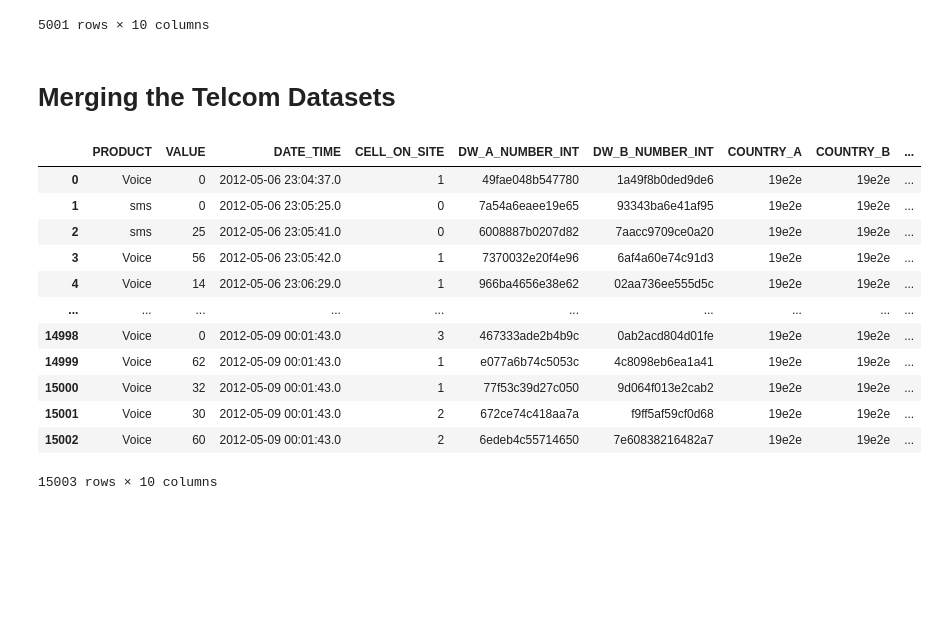
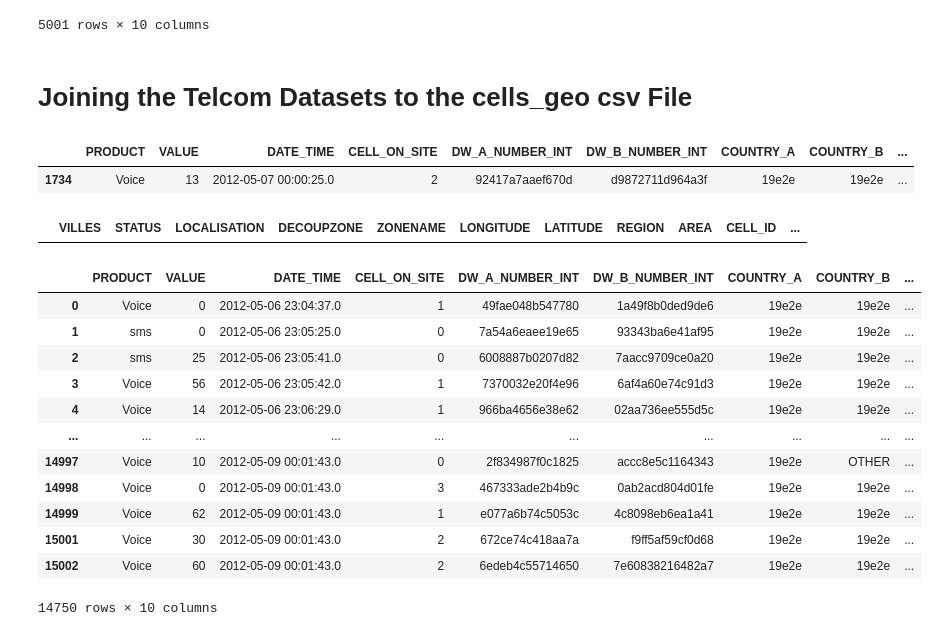
Before and after one commit to Shalyne-Waweru/Independent_Project-3, a Jupyter notebook: Moringa_Data_Science_Prep_W3_Independent_Project_2020_03_Shalyne_Waweru_Python_Notebook.ipynb, the cells around one changed output. Drawn from its saved outputs; the diff is of its cells as text; code cells hidden in the pictures; blank space fills up the shorter version.

```diff
--- a/Moringa_Data_Science_Prep_W3_Independent_Project_2020_03_Shalyne_Waweru_Python_Notebook.ipynb
+++ b/Moringa_Data_Science_Prep_W3_Independent_Project_2020_03_Shalyne_Waweru_Python_Notebook.ipynb
@@ -135,4 +137,29 @@ df_3
 | 5000 | Voice | 60 | 2012-05-09 00:01:43.0 | 2 | 6edeb4c55714650 | 7e60838216482a7 | 19e2e | 19e2e | ... |
 5001 rows × 10 columns
 # %% [markdown]
-# Merging the Telcom Datasets
+# Joining the Telcom Datasets to the cells_geo csv File
+# %%
+# Joining the TelcomDataset1 to the cells_geo.csv
+#
+df_merge1 = pd.merge(df_geo, df_1, on='CELL_ID', how = 'inner')
+df_merge1
+
+#df_merge1 = pd.concat((df_geo, df_1), axis=0, ignore_index=True, sort = False)
+#df_merge1.dropna(axis = 1, how = 'all')
+#df_merge1
+
+
+
+df_1[df_1["CELL_ID"] == '1d068e7a63' ]
+#df_merge1 = df_1[['PRODUCT', 'VALUE', 'DATE_TIME', 'CELL_ID', 'SITE_ID']].merge(df_geo[['VILLES', 'STATUS', 'LOCALISATION', 'DECOUPZONE', 'ZONENAME', 'REGION', 'AREA', 'CELL_ID', 'SITE_CODE']], on='CELL_ID', how='left')
+#df_merge1.head(50)
+# %% [output]
+|  | PRODUCT | VALUE | DATE_TIME | CELL_ON_SITE | DW_A_NUMBER_INT | DW_B_NUMBER_INT | COUNTRY_A | COUNTRY_B | ... |
+| 1734 | Voice | 13 | 2012-05-07 00:00:25.0 | 2 | 92417a7aaef670d | d9872711d964a3f | 19e2e | 19e2e | ... |
+# %%
+# Joining the TelcomDataset2 to the cells_geo.csv
+#
+df_merge2 = pd.merge(df_geo, df_2, on='CELL_ID', how = 'inner')
+df_merge2
+# %% [output]
+|  | VILLES | STATUS | LOCALISATION | DECOUPZONE | ZONENAME | LONGITUDE | LATITUDE | REGION | AREA | CELL_ID | ... |
@@ -139,19 +171,23 @@ df_3
 # %%
 # Merge the TelcomDataset1, TelcomDataset2 and TelcomDataset3 Files
 #
 df_all = pd.concat((df_1, df_2, df_3), axis=0, ignore_index=True)
 df_all
+
+df_all.duplicated()
+
+df_all.drop_duplicates()
 # %% [output]
 |  | PRODUCT | VALUE | DATE_TIME | CELL_ON_SITE | DW_A_NUMBER_INT | DW_B_NUMBER_INT | COUNTRY_A | COUNTRY_B | ... |
 | 0 | Voice | 0 | 2012-05-06 23:04:37.0 | 1 | 49fae048b547780 | 1a49f8b0ded9de6 | 19e2e | 19e2e | ... |
 | 1 | sms | 0 | 2012-05-06 23:05:25.0 | 0 | 7a54a6eaee19e65 | 93343ba6e41af95 | 19e2e | 19e2e | ... |
 | 2 | sms | 25 | 2012-05-06 23:05:41.0 | 0 | 6008887b0207d82 | 7aacc9709ce0a20 | 19e2e | 19e2e | ... |
 | 3 | Voice | 56 | 2012-05-06 23:05:42.0 | 1 | 7370032e20f4e96 | 6af4a60e74c91d3 | 19e2e | 19e2e | ... |
 | 4 | Voice | 14 | 2012-05-06 23:06:29.0 | 1 | 966ba4656e38e62 | 02aa736ee555d5c | 19e2e | 19e2e | ... |
 | ... | ... | ... | ... | ... | ... | ... | ... | ... | ... |
+| 14997 | Voice | 10 | 2012-05-09 00:01:43.0 | 0 | 2f834987f0c1825 | accc8e5c1164343 | 19e2e | OTHER | ... |
 | 14998 | Voice | 0 | 2012-05-09 00:01:43.0 | 3 | 467333ade2b4b9c | 0ab2acd804d01fe | 19e2e | 19e2e | ... |
 | 14999 | Voice | 62 | 2012-05-09 00:01:43.0 | 1 | e077a6b74c5053c | 4c8098eb6ea1a41 | 19e2e | 19e2e | ... |
-| 15000 | Voice | 32 | 2012-05-09 00:01:43.0 | 1 | 77f53c39d27c050 | 9d064f013e2cab2 | 19e2e | 19e2e | ... |
 | 15001 | Voice | 30 | 2012-05-09 00:01:43.0 | 2 | 672ce74c418aa7a | f9ff5af59cf0d68 | 19e2e | 19e2e | ... |
 | 15002 | Voice | 60 | 2012-05-09 00:01:43.0 | 2 | 6edeb4c55714650 | 7e60838216482a7 | 19e2e | 19e2e | ... |
-15003 rows × 10 columns
+14750 rows × 10 columns
```
Also changed, not shown: parts of 6 cells of this notebook.
